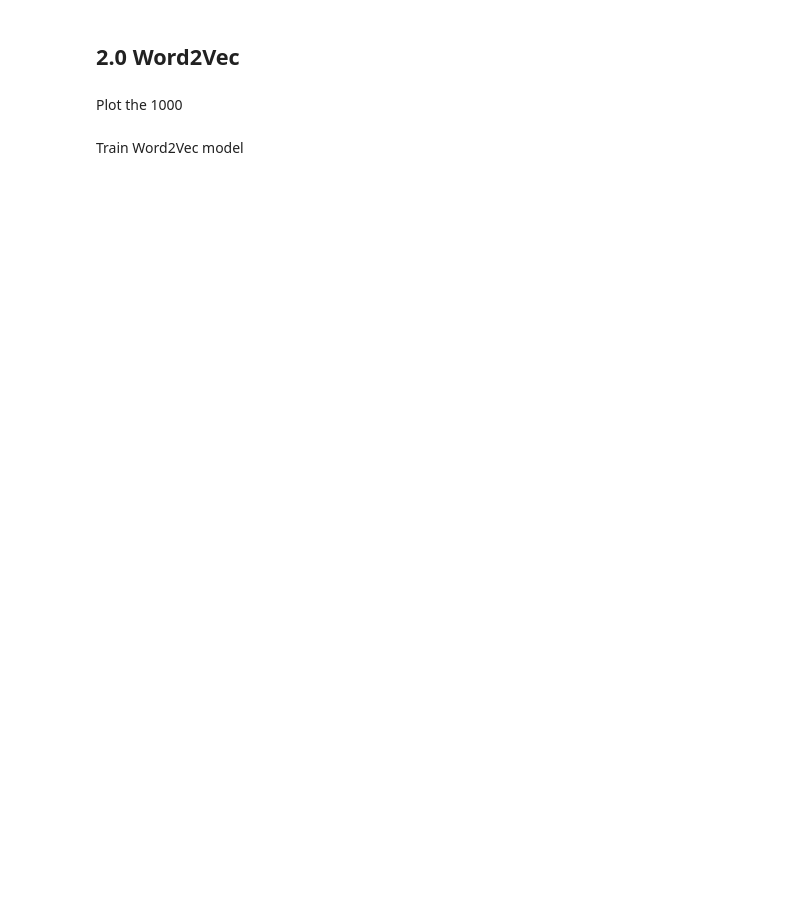
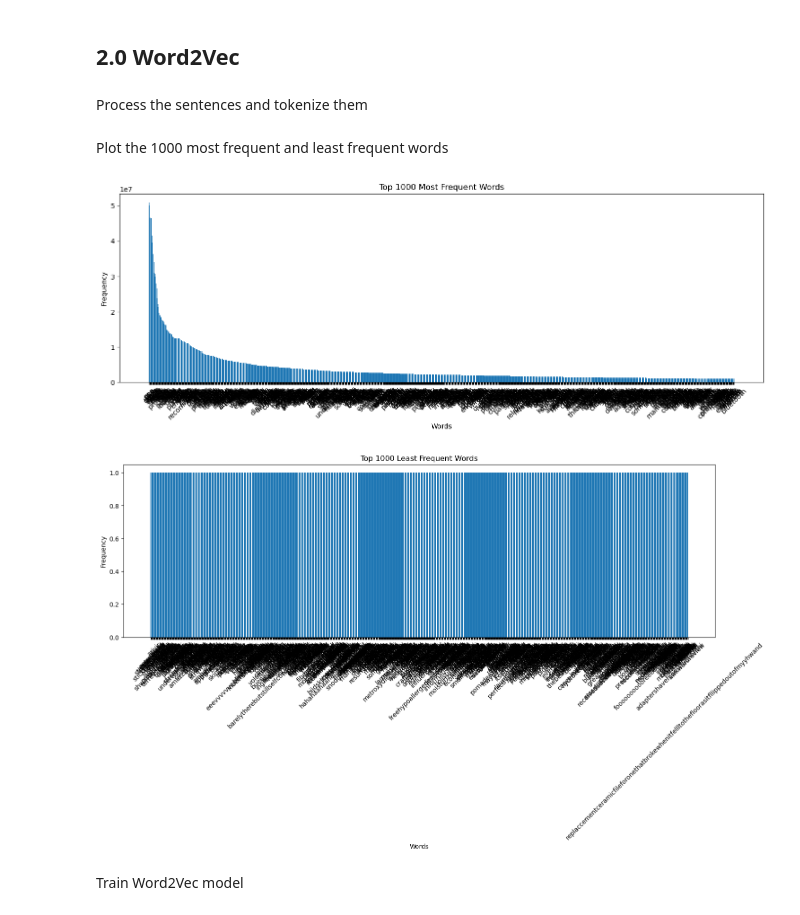
Before and after one commit to Gianma23/amazon_fake_reviews_detection, a Jupyter notebook: preprocess.ipynb, the cells around one changed output. Cells and saved outputs as stored; diff of their text form; code cells hidden in the pictures; blank space fills up the shorter version.

Commit message:
added results and statistical comparison

```diff
--- a/preprocess.ipynb
+++ b/preprocess.ipynb
@@ -74,3 +60,5 @@ def create_sentences():
 
 if not os.path.exists('data/word2vec_processed/sentences.txt'):
     create_sentences()
+# %% [markdown]
+Process the sentences and tokenize them
@@ -77,44 +78,60 @@ if not os.path.exists('data/word2vec_processed/sentences.txt'):
 # %% [markdown]
-Plot the 1000
+Plot the 1000 most frequent and least frequent words
 # %%
+import concurrent.futures
 import matplotlib.pyplot as plt
 from collections import Counter
 import heapq
-# Step 1: Read the file and tokenize the words
-def count_words_in_chunks(file_path):
+
+def process_chunk(chunk):
+    word_counter = Counter()
+    lines = chunk.splitlines()
+    for line in lines:
+        words = line.split()
+        word_counter.update(words)
+    return word_counter
+
+
+def count_words_in_parallel(file_path, chunk_size, num_workers=1):
     word_counter = Counter()
 
     with open(file_path, 'r') as file:
-        for line in file:
-            words = line.split()
-            word_counter.update(words)  # Update the counter with words in the current line
+        with concurrent.futures.ThreadPoolExecutor(max_workers=num_workers) as executor:
+            futures = []
+            while True:
+                chunk = file.read(chunk_size)
+                if not chunk:
+                    break
+                # Submit each chunk to be processed in parallel
+                futures.append(executor.submit(process_chunk, chunk))
+
+            # Combine results from all workers
+            for future in concurrent.futures.as_completed(futures):
+                word_counter.update(future.result())
 
     return word_counter
 
-# Step 3: Plot the top N most frequent words
-def plot_word_frequency(word_counter, n=1000, top=True):
-    if top:
-        most_common = heapq.nlargest(n, word_counter.items(), key=lambda x: x[1])
-    else:
-        most_common = heapq.nsmallest(n, word_counter.items(), key=lambda x: x[1])
+
+def plot_word_frequency(word_counter, n=1000):
+
+    most_common = heapq.nlargest(n, word_counter.items(), key=lambda x: x[1])
     words, frequencies = zip(*most_common)
 
     plt.figure(figsize=(17, 5))
     plt.bar(words, frequencies)
-    plt.xticks(rotation=90)
-    if top:
-        plt.title(f'Top {n} Most Frequent Words')
-    else:
-        plt.title(f'Top {n} Least Frequent Words')
+    plt.xticks(rotation=45)
+
+    plt.title(f'Top {n} Most Frequent Words')
     plt.ylabel('Frequency')
     plt.xlabel('Words')
     plt.show()
 
-# Main Function
 file_path = 'data/word2vec_processed/sentences_tokenized.txt'  # Change to your file's path
-word_counter = count_words_in_chunks(file_path)
-plot_word_frequency(word_counter, n=1000, top=True)
-plot_word_frequency(word_counter, n=1000, top=False)
+word_counter = count_words_in_parallel(file_path, chunk_size=1024 * 1024 * 500, num_workers=20)
+plot_word_frequency(word_counter, n=1000)
+# %% [output]
+[figure, added]
+[figure, added]
 # %% [markdown]
 Train Word2Vec model
 # %%
```
Also changed, not shown: parts of 5 cells of this notebook, 5 other files.
